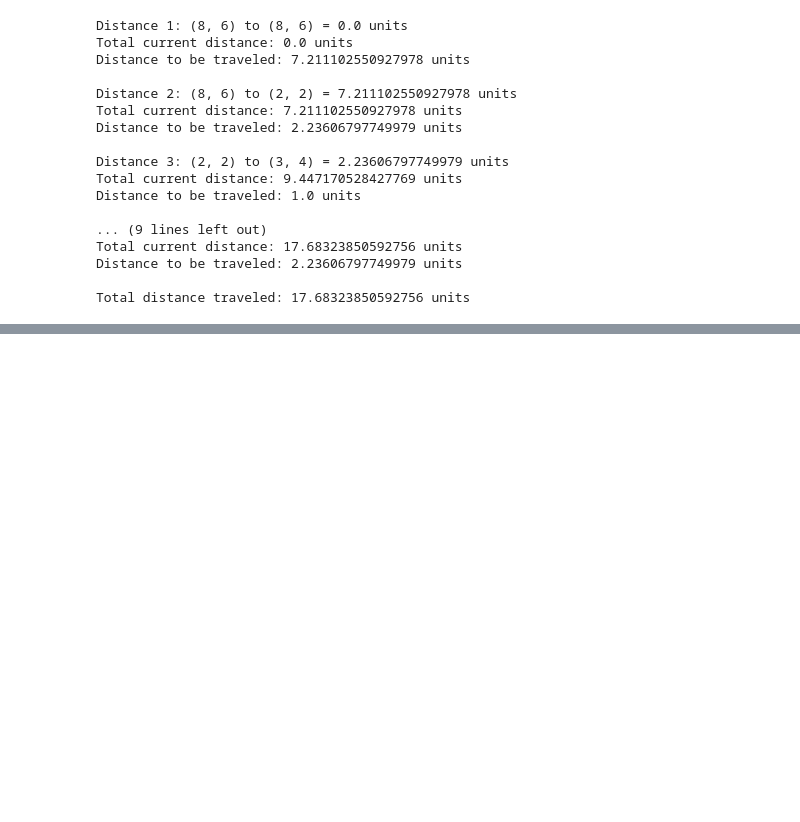
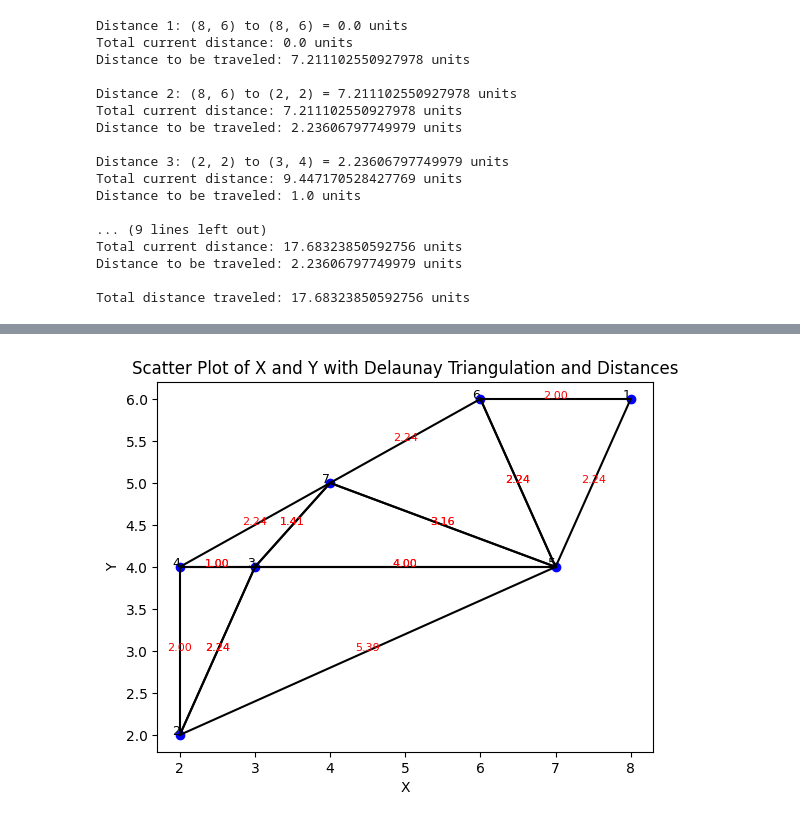
Before and after one commit to ansalf/UAV, a Jupyter notebook: visual.ipynb, the cells around one changed output, grey strips where cells are left out. Cells and saved outputs as stored; diff of their text form; code cells hidden in the pictures; blank space fills up the shorter version.

```diff
--- a/visual.ipynb
+++ b/visual.ipynb
@@ -347,0 +334,50 @@ Total distance traveled: 17.68323850592756 units
+# %%
+import pandas as pd
+import matplotlib.pyplot as plt
+from scipy.spatial import Delaunay
+import numpy as np
+
+# Membaca data dari file CSV
+df = pd.read_csv('dataset/Agustus-senin.csv')
+
+# Membuat scatter plot
+plt.scatter(df['X'], df['Y'], c='blue', marker='o')
+
+# Menambahkan label pada setiap titik
+for i, (x, y) in enumerate(zip(df['X'], df['Y'])):
+    plt.text(x, y, str(i + 1), fontsize=9, ha='right')
+
+# Melakukan Delaunay triangulation
+points = df[['X', 'Y']].values
+tri = Delaunay(points)
+
+# Menggambar triangulation dengan label jarak
+for simplex in tri.simplices:
+    point1 = points[simplex[0]]
+    point2 = points[simplex[1]]
+    point3 = points[simplex[2]]
+
+    # Menggambar garis
+    plt.plot([point1[0], point2[0]], [point1[1], point2[1]], 'k-')
+    plt.plot([point2[0], point3[0]], [point2[1], point3[1]], 'k-')
+    plt.plot([point3[0], point1[0]], [point3[1], point1[1]], 'k-')
+
+    # Menghitung dan menambahkan jarak pada garis
+    def add_distance_label(p1, p2):
+        distance = np.linalg.norm(p1 - p2)
+        midpoint = (p1 + p2) / 2
+        plt.text(midpoint[0], midpoint[1], f'{distance:.2f}', color='red', fontsize=8, ha='center')
+
+    add_distance_label(point1, point2)
+    add_distance_label(point2, point3)
+    add_distance_label(point3, point1)
+
+# Menambahkan judul dan label sumbu
+plt.title('Scatter Plot of X and Y with Delaunay Triangulation and Distances')
+plt.xlabel('X')
+plt.ylabel('Y')
+
+# Menampilkan plot
+plt.show()
+# %% [output]
+[figure, added]
```
Also changed, not shown: parts of 1 cell of this notebook.
